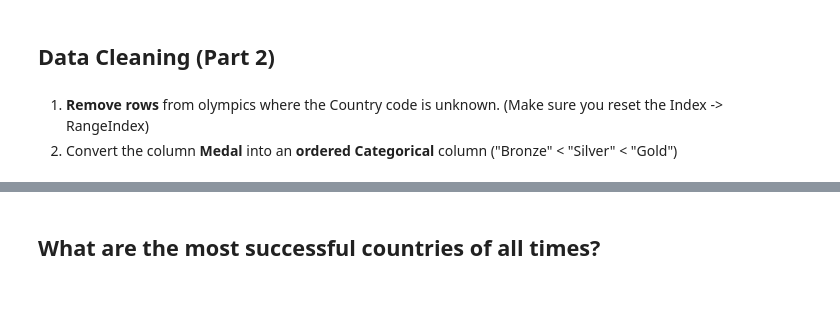
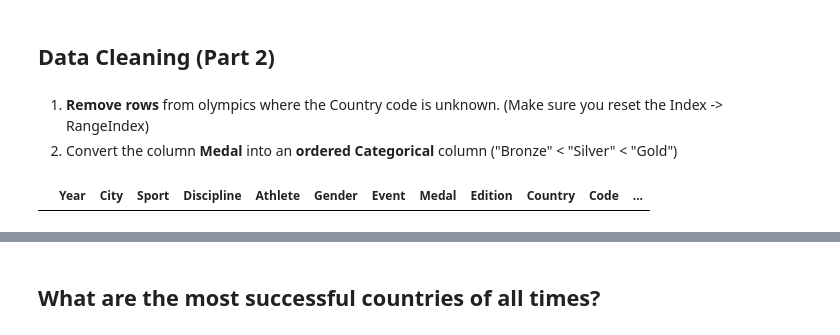
Before and after one commit to hamednasr/Explanatory-Data-Analysis, a Jupyter notebook: Explanatory_DataAnalysis_Challenge.ipynb, the cells around one changed output, grey strips where cells are left out. Cells and saved outputs as stored; diff of their text form; code cells hidden in the pictures; blank space fills up the shorter version.

```diff
--- a/Explanatory_DataAnalysis_Challenge.ipynb
+++ b/Explanatory_DataAnalysis_Challenge.ipynb
@@ -376,3 +377,9 @@ memory usage: 5.2+ MB
 # %% [markdown]
 1. __Remove rows__ from olympics where the Country code is unknown. (Make sure you reset the Index -> RangeIndex)
 2. Convert the column __Medal__ into an __ordered Categorical__ column ("Bronze" < "Silver" < "Gold")
+# %%
+olympics.dropna(axis=0 , subset=['Country'],inplace=True)
+# %%
+olympics[olympics.Country.isna()]
+# %% [output]
+|  | Year | City | Sport | Discipline | Athlete | Gender | Event | Medal | Edition | Country | Code | ... |
```
Also changed, not shown: parts of 8 cells of this notebook.
